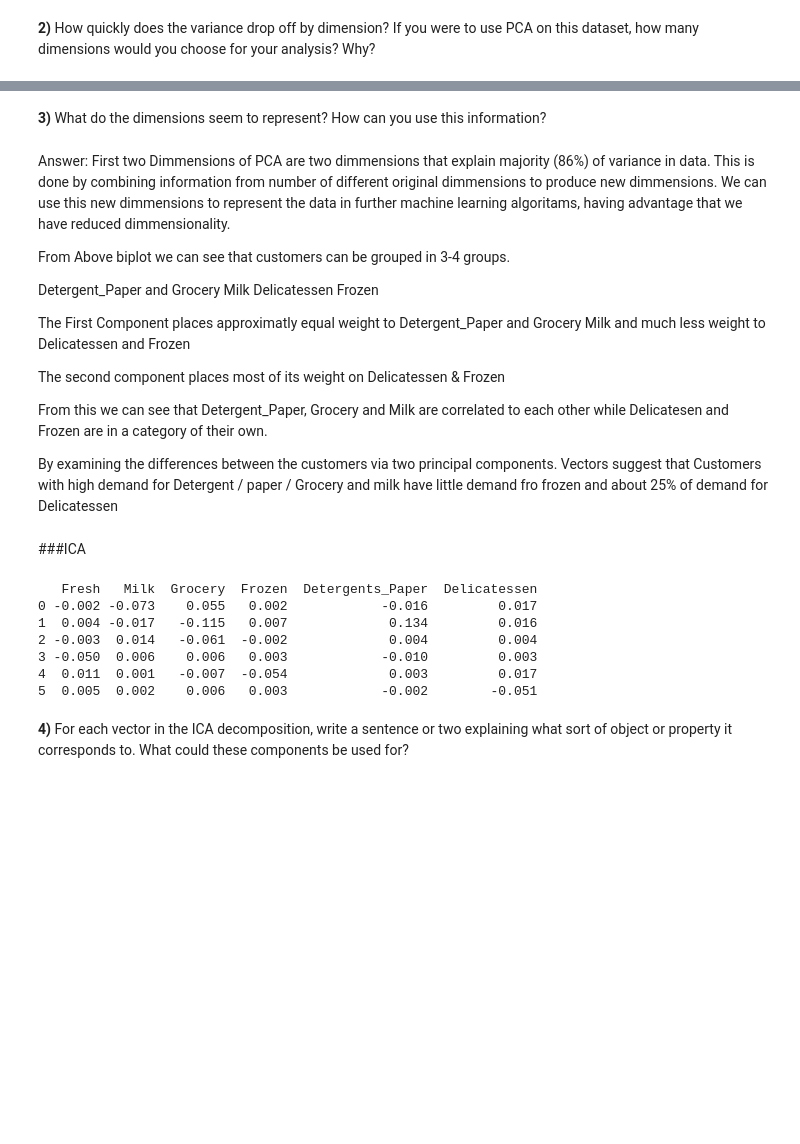
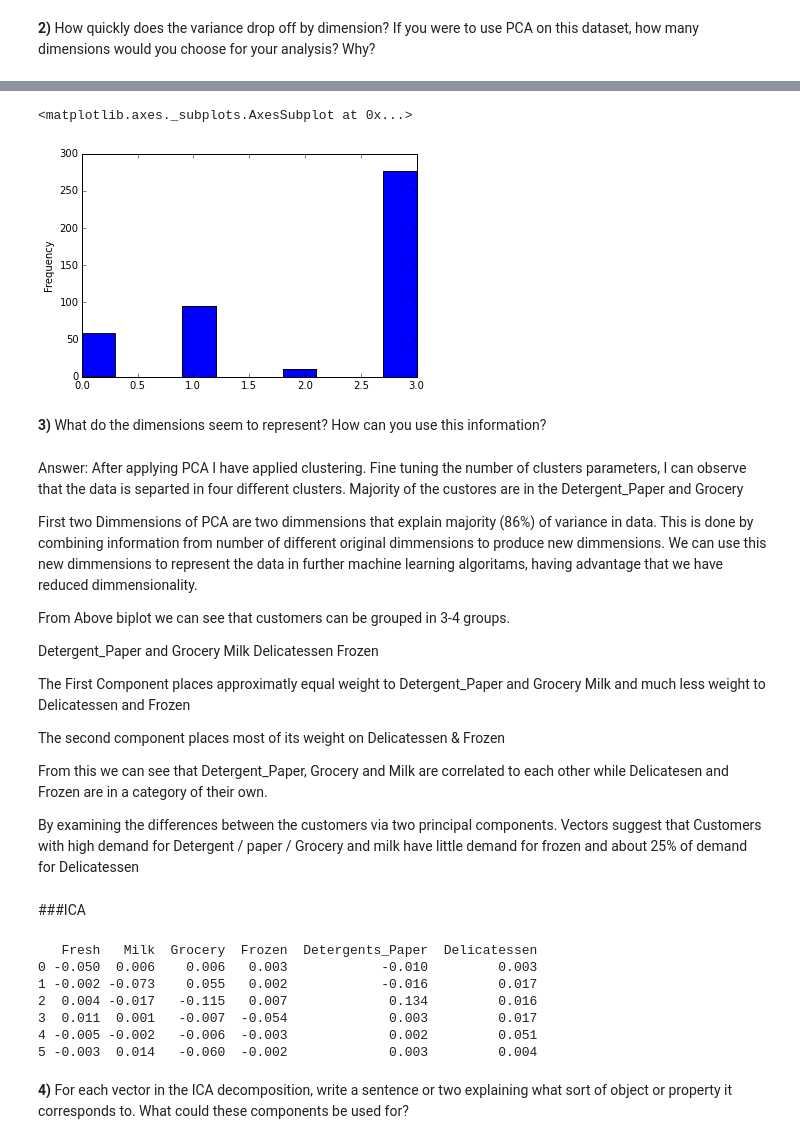
Before and after one commit to talenyc/customer_segmentation, a Jupyter notebook: customer_segments.ipynb, the cells around one changed output, grey strips where cells are left out. Cells and saved outputs as stored; diff of their text form; code cells hidden in the pictures; blank space fills up the shorter version.

```diff
--- a/customer_segments.ipynb
+++ b/customer_segments.ipynb
@@ -122,7 +145,15 @@ ax.set_ylim([-2, 1])
+# %%
+
+pca_df['cluster'].plot(kind='hist')
+# %% [output]
+<matplotlib.axes._subplots.AxesSubplot at 0x...>
+[figure, added]
 # %% [markdown]
 **3)** What do the dimensions seem to represent? How can you use this information?
 # %% [markdown]
-Answer:  First two Dimmensions of PCA are two dimmensions that explain majority (86%) of variance in data. This is done by combining information from number of different original dimmensions to produce new dimmensions.  We can use this new dimmensions to represent the data in further machine learning algoritams, having advantage that we have reduced dimmensionality.
+Answer: After applying PCA I have applied clustering. Fine tuning the number of clusters parameters, I can observe that the data is separted in four different clusters. Majority of the custores are in the Detergent_Paper and Grocery
+
+First two Dimmensions of PCA are two dimmensions that explain majority (86%) of variance in data. This is done by combining information from number of different original dimmensions to produce new dimmensions.  We can use this new dimmensions to represent the data in further machine learning algoritams, having advantage that we have reduced dimmensionality.
 
 
 From Above biplot we can see that customers can be grouped in 3-4 groups.
@@ -140,7 +171,7 @@ The second component places most of its weight on Delicatessen & Frozen
 From this we can see that Detergent_Paper, Grocery and Milk are correlated to each other while Delicatesen and
 Frozen are in a category of their own.
 
-By examining the differences between the customers via two principal components. Vectors suggest that Customers with high demand for Detergent / paper / Grocery and milk have little demand fro frozen and about 25% of demand for Delicatessen
+By examining the differences between the customers via two principal components. Vectors suggest that Customers with high demand for Detergent / paper / Grocery and milk have little demand for frozen and about 25% of demand for Delicatessen
 # %% [markdown]
 ###ICA
 # %%
@@ -153,25 +184,25 @@ ica = FastICA()
 
 stnd = preprocessing.StandardScaler()
 ica_scale = preprocessing.StandardScaler()
-data_stnd = stnd.fit_transform(data)
+ica_data = stnd.fit_transform(data_stnd)
 
 
 S_ = ica.fit_transform(data_stnd)
 A_ = ica.mixing_
-ica_data  /= ica_data.std(axis=0)
 
-assert np.allclose(data_stnd, np.dot(S_, A_.T) + ica.mean_)
+
+assert np.allclose(ica_data, np.dot(S_, A_.T) + ica.mean_)
 
 
 print pd.DataFrame(ica.components_,columns=data.columns).round(3)
 # %% [output]
    Fresh   Milk  Grocery  Frozen  Detergents_Paper  Delicatessen
-0 -0.002 -0.073    0.055   0.002            -0.016         0.017
-1  0.004 -0.017   -0.115   0.007             0.134         0.016
-2 -0.003  0.014   -0.061  -0.002             0.004         0.004
-3 -0.050  0.006    0.006   0.003            -0.010         0.003
-4  0.011  0.001   -0.007  -0.054             0.003         0.017
-5  0.005  0.002    0.006   0.003            -0.002        -0.051
+0 -0.050  0.006    0.006   0.003            -0.010         0.003
+1 -0.002 -0.073    0.055   0.002            -0.016         0.017
+2  0.004 -0.017   -0.115   0.007             0.134         0.016
+3  0.011  0.001   -0.007  -0.054             0.003         0.017
+4 -0.005 -0.002   -0.006  -0.003             0.002         0.051
+5 -0.003  0.014   -0.060  -0.002             0.003         0.004
 # %% [markdown]
 **4)** For each vector in the ICA decomposition, write a sentence or two explaining what sort of object or property it corresponds to. What could these components be used for?
 # %% [markdown]
```
Also changed, not shown: parts of 21 cells of this notebook.
